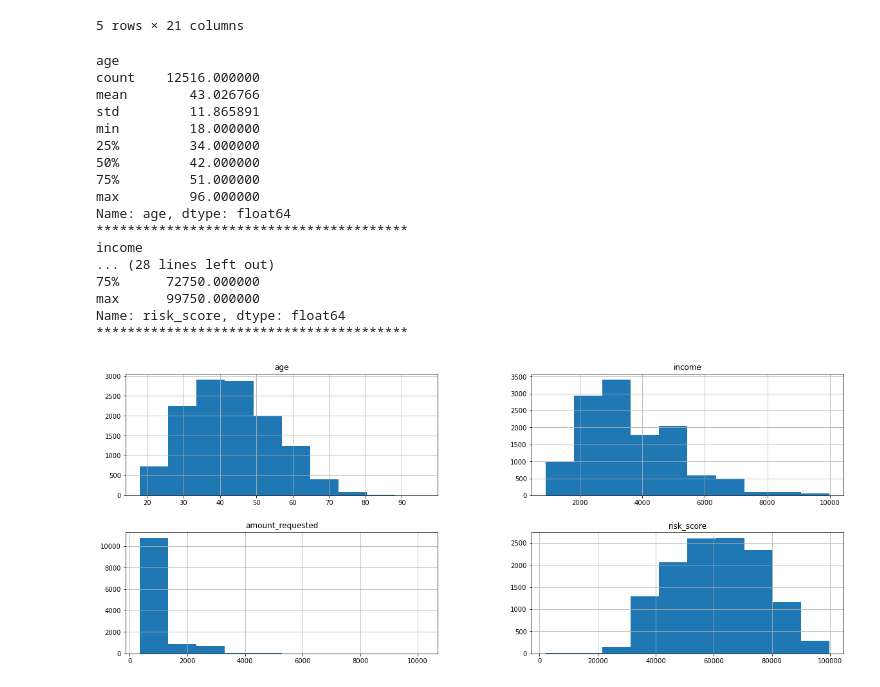
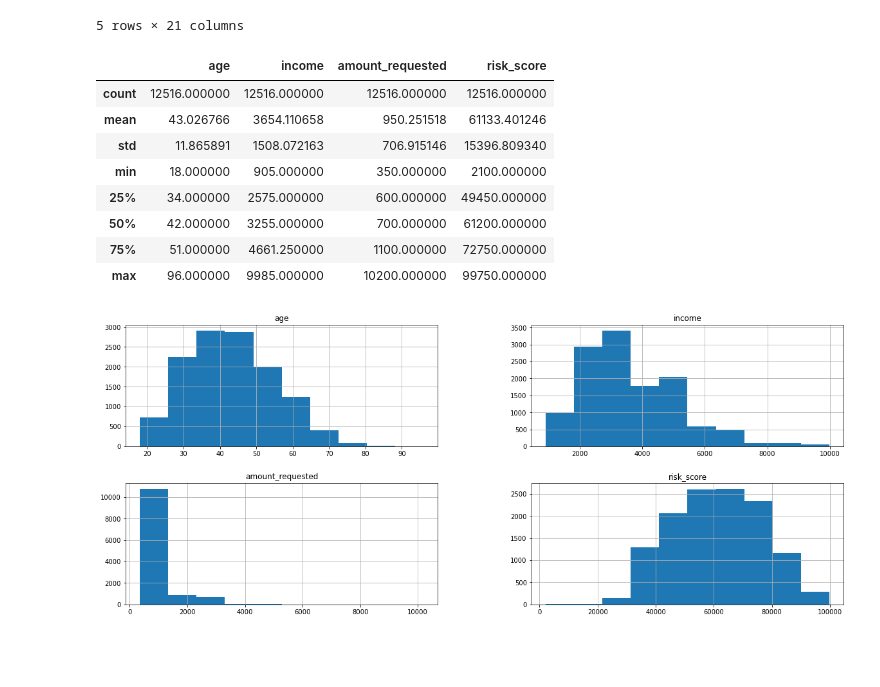
Before and after one commit to jjjeorgee/Datafest-2022-Datathon, a Jupyter notebook: DatafestAfrica ML Hackathon.ipynb, the cells around one changed output. Drawn from its saved outputs; the diff is of its cells as text; code cells hidden in the pictures; blank space fills up the shorter version.

```diff
--- a/DatafestAfrica ML Hackathon.ipynb
+++ b/DatafestAfrica ML Hackathon.ipynb
@@ -51,36 +51,17 @@ None
 | 3599 | 5693662 | 52 | bi-weekly | 1 | 1835 | 6 | 0 | ... |
 | 7748 | 6579873 | 65 | bi-weekly | 0 | 3535 | 0 | 2 | ... |
 5 rows × 21 columns
-# %%
-# this returns summary statistics on key numerical variables in the dataset.
-print('age')
-print(train.age.describe())
-print('*' *40)
-print('income')
-print(train.income.describe())
-print('*' *40)
-print('amount_requested')
-print(train.amount_requested.describe())
-print('*' *40)
-print('risk_score')
-print(train.risk_score.describe())
-print('*' *40)
-# %% [output]
-age
-count    12516.000000
-mean        43.026766
-std         11.865891
-min         18.000000
-25%         34.000000
-50%         42.000000
-75%         51.000000
-max         96.000000
-Name: age, dtype: float64
-****************************************
-income
-... (28 lines left out)
-75%      72750.000000
-max      99750.000000
-Name: risk_score, dtype: float64
-****************************************
+# %%
+# this returns summary statistics on key numerical variables in the dataset.
+num_vars.describe()
+# %% [output]
+|  | age | income | amount_requested | risk_score |
+| count | 12516.000000 | 12516.000000 | 12516.000000 | 12516.000000 |
+| mean | 43.026766 | 3654.110658 | 950.251518 | 61133.401246 |
+| std | 11.865891 | 1508.072163 | 706.915146 | 15396.809340 |
+| min | 18.000000 | 905.000000 | 350.000000 | 2100.000000 |
+| 25% | 34.000000 | 2575.000000 | 600.000000 | 49450.000000 |
+| 50% | 42.000000 | 3255.000000 | 700.000000 | 61200.000000 |
+| 75% | 51.000000 | 4661.250000 | 1100.000000 | 72750.000000 |
+| max | 96.000000 | 9985.000000 | 10200.000000 | 99750.000000 |
 # %%
```
Also changed, not shown: parts of 1 cell of this notebook.
